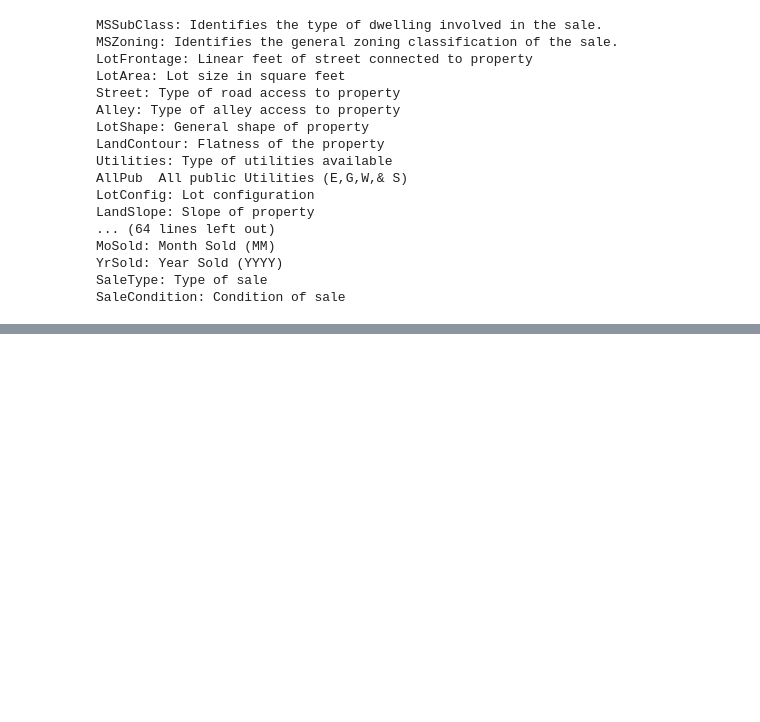
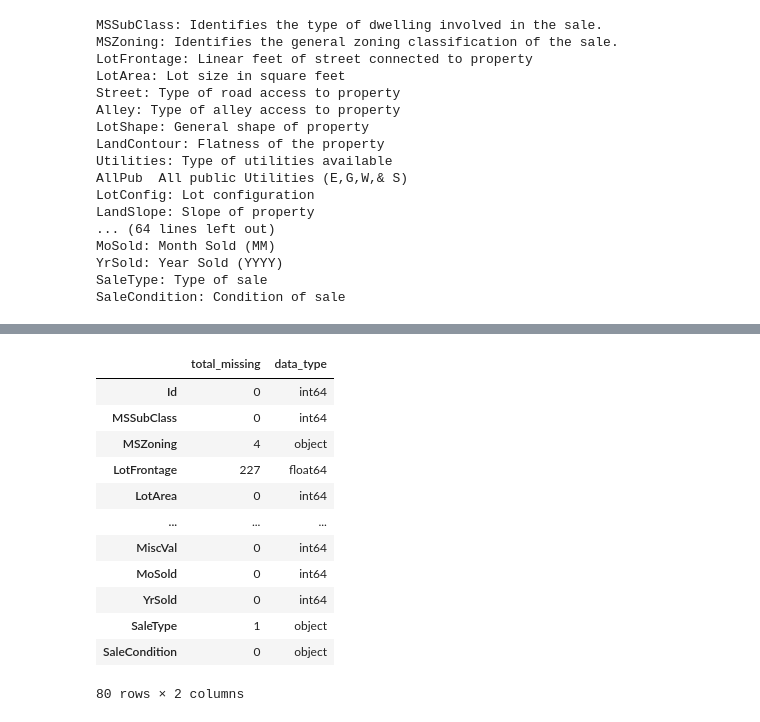
Before and after one commit to abdulhakkeempa/house-price-prediction, a Jupyter notebook: House_Price_Prediction.ipynb, the cells around one changed output, grey strips where cells are left out. Drawn from its saved outputs; the diff is of its cells as text; code cells hidden in the pictures; blank space fills up the shorter version.

```diff
--- a/House_Price_Prediction.ipynb
+++ b/House_Price_Prediction.ipynb
@@ -462,0 +530,2 @@ SaleCondition: Condition of sale
+# %%
+test = pd.read_csv("/content/test.csv")
@@ -462,0 +552,16 @@ SaleCondition: Condition of sale
+# %%
+pd.DataFrame({'total_missing': test.isnull().sum(),'data_type': test.dtypes})
+# %% [output]
+|  | total_missing | data_type |
+| Id | 0 | int64 |
+| MSSubClass | 0 | int64 |
+| MSZoning | 4 | object |
+| LotFrontage | 227 | float64 |
+| LotArea | 0 | int64 |
+| ... | ... | ... |
+| MiscVal | 0 | int64 |
+| MoSold | 0 | int64 |
+| YrSold | 0 | int64 |
+| SaleType | 1 | object |
+| SaleCondition | 0 | object |
+80 rows × 2 columns
```
Also changed, not shown: parts of 30 cells of this notebook.
